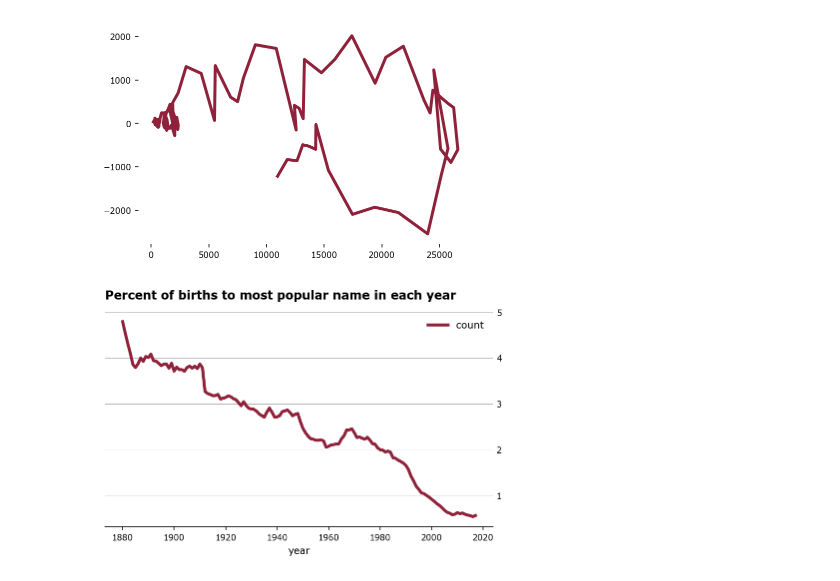
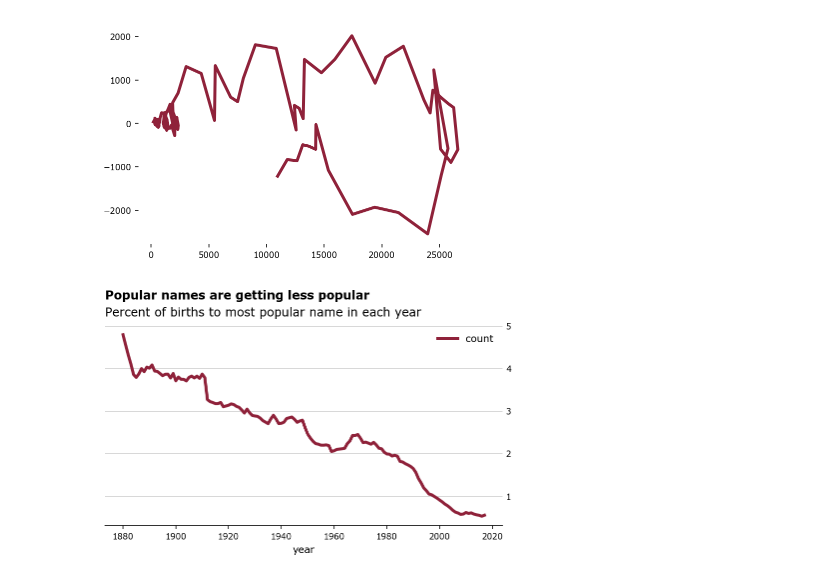
Before and after one commit to frtennis1/am115-baby-names, a Jupyter notebook: 01-data-exploration.ipynb, the cells around one changed output. Cells and saved outputs as stored; diff of their text form; code cells hidden in the pictures.

Commit message:
Update notebooks and start report outline

```diff
--- a/01-data-exploration.ipynb
+++ b/01-data-exploration.ipynb
@@ -110,6 +126,8 @@ plt.plot(lag_df.y_lag, lag_df['diff'])
 [figure]
 # %%
 pct_df.groupby('year').max().plot()
-ft_ax(title='Percent of births to most popular name in each year');
+ft_ax(title='Popular names are getting less popular',
+      subtitle='Percent of births to most popular name in each year', y=1.1)
+plt.savefig('report/figs/most-popular.pdf')
 # %% [output]
-[figure, old version]
+[figure, new version]
```
Also changed, not shown: parts of 3 cells of this notebook, 8 other files.
